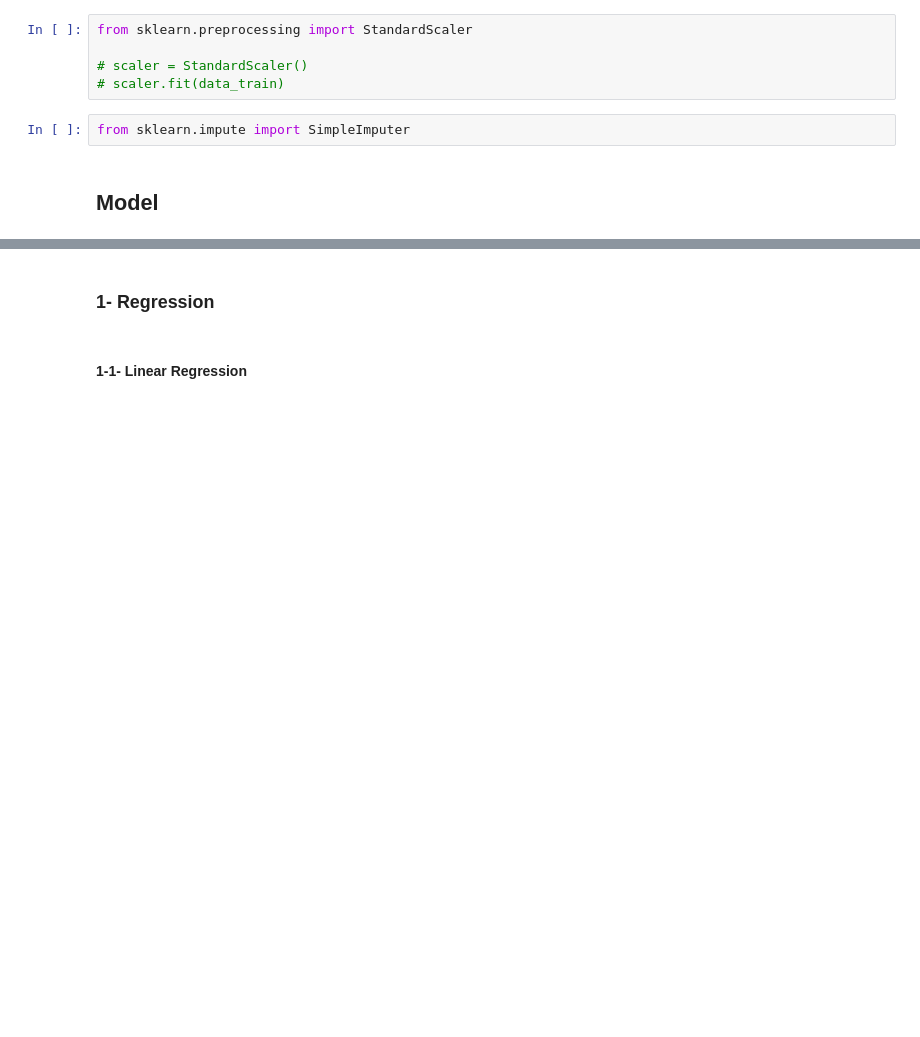
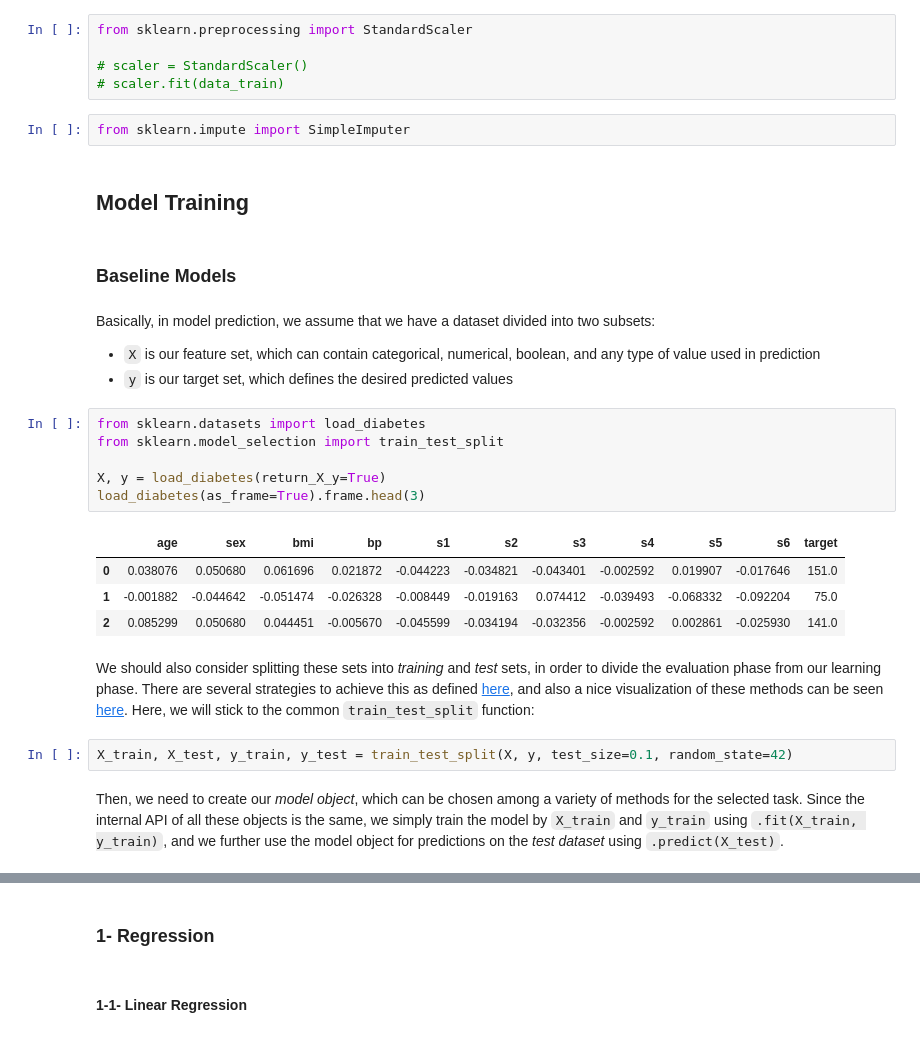
Before and after one commit to tabaraei/Data-Science-Toolkit, a Jupyter notebook: Scikit-Learn.ipynb, the cells around one changed output, grey strips where cells are left out. Cells and saved outputs as stored; diff of their text form; blank space fills up the shorter version.

```diff
--- a/Scikit-Learn.ipynb
+++ b/Scikit-Learn.ipynb
@@ -183,4 +183,28 @@ from sklearn.preprocessing import StandardScaler
 # %%
 from sklearn.impute import SimpleImputer
 # %% [markdown]
-## Model
+## Model Training
+# %% [markdown]
+### Baseline Models
+# %% [markdown]
+Basically, in model prediction, we assume that we have a dataset divided into two subsets:
+- `X` is our feature set, which can contain categorical, numerical, boolean, and any type of value used in prediction
+- `y` is our target set, which defines the desired predicted values
+# %%
+from sklearn.datasets import load_diabetes
+from sklearn.model_selection import train_test_split
+
+X, y = load_diabetes(return_X_y=True)
+load_diabetes(as_frame=True).frame.head(3)
+# %% [output]
+|  | age | sex | bmi | bp | s1 | s2 | s3 | s4 | s5 | s6 | target |
+| 0 | 0.038076 | 0.050680 | 0.061696 | 0.021872 | -0.044223 | -0.034821 | -0.043401 | -0.002592 | 0.019907 | -0.017646 | 151.0 |
+| 1 | -0.001882 | -0.044642 | -0.051474 | -0.026328 | -0.008449 | -0.019163 | 0.074412 | -0.039493 | -0.068332 | -0.092204 | 75.0 |
+| 2 | 0.085299 | 0.050680 | 0.044451 | -0.005670 | -0.045599 | -0.034194 | -0.032356 | -0.002592 | 0.002861 | -0.025930 | 141.0 |
+# %% [markdown]
+We should also consider splitting these sets into _training_ and _test_ sets, in order to divide the evaluation phase from our learning phase.
+There are several strategies to achieve this as defined [here](https://scikit-learn.org/stable/modules/classes.html#module-sklearn.model_selection), and also a nice visualization of these methods can be seen [here](https://scikit-learn.org/stable/auto_examples/model_selection/plot_cv_indices.html#sphx-glr-auto-examples-model-selection-plot-cv-indices-py). Here, we will stick to the common `train_test_split` function:
+# %%
+X_train, X_test, y_train, y_test = train_test_split(X, y, test_size=0.1, random_state=42)
+# %% [markdown]
+Then, we need to create our _model object_, which can be chosen among a variety of methods for the selected task. Since the internal API of all these objects is the same, we simply train the model by `X_train` and `y_train` using `.fit(X_train, y_train)`, and we further use the model object for predictions on the _test dataset_ using `.predict(X_test)`.
```
Also changed, not shown: parts of 16 cells of this notebook.
